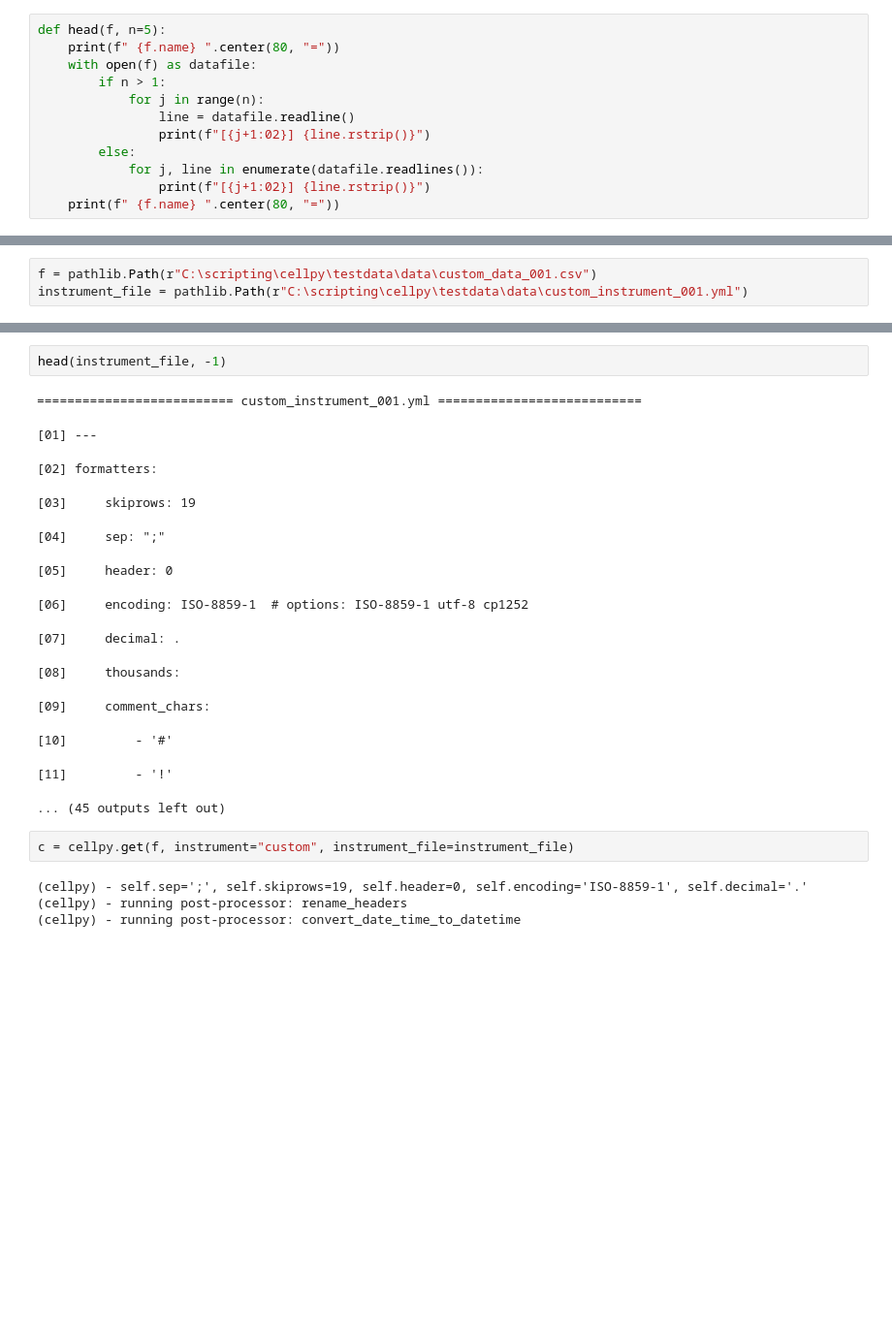
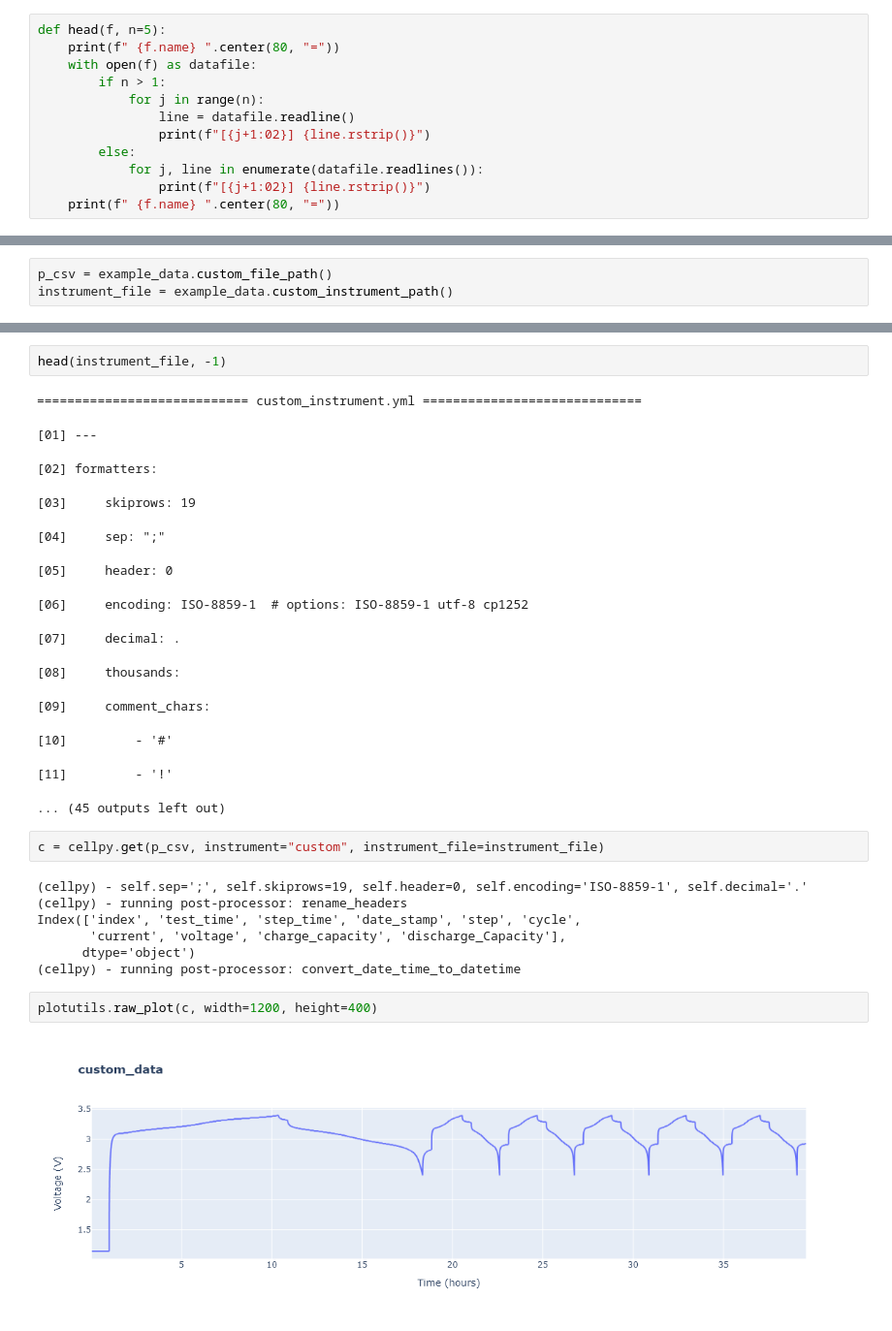
Before and after one commit to jepegit/cellpy, a Jupyter notebook: examples/07_custom_loaders.ipynb, the cells around one changed output, grey strips where cells are left out. Shown at 97% size. Drawn from its saved outputs; the diff is of its cells as text; blank space fills up the shorter version.

```diff
--- a/examples/07_custom_loaders.ipynb
+++ b/examples/07_custom_loaders.ipynb
@@ -40,4 +40,4 @@ def head(f, n=5):
 # %%
-f = pathlib.Path(r"C:\scripting\cellpy\testdata\data\custom_data_001.csv")
-instrument_file = pathlib.Path(r"C:\scripting\cellpy\testdata\data\custom_instrument_001.yml")
+p_csv = example_data.custom_file_path()
+instrument_file = example_data.custom_instrument_path()
 # %%
@@ -59,7 +59,7 @@ head(f, 30)
 # %%
 head(instrument_file, -1)
 # %% [output]
-========================== custom_instrument_001.yml ===========================
+============================ custom_instrument.yml =============================
 [01] ---
 [02] formatters:
 [03]     skiprows: 19
@@ -73,11 +73,18 @@ head(instrument_file, -1)
 [11]         - '!'
 ... (45 outputs left out)
 # %%
-c = cellpy.get(f, instrument="custom", instrument_file=instrument_file)
+c = cellpy.get(p_csv, instrument="custom", instrument_file=instrument_file)
 # %% [output]
 (cellpy) - self.sep=';', self.skiprows=19, self.header=0, self.encoding='ISO-8859-1', self.decimal='.'
 (cellpy) - running post-processor: rename_headers
+Index(['index', 'test_time', 'step_time', 'date_stamp', 'step', 'cycle',
+       'current', 'voltage', 'charge_capacity', 'discharge_Capacity'],
+      dtype='object')
 (cellpy) - running post-processor: convert_date_time_to_datetime
+# %%
+plotutils.raw_plot(c, width=1200, height=400)
+# %% [output]
+[figure, added]
 # %% [markdown]
 ## Using the "local_instrument" loader
 
```
Also changed, not shown: parts of 12 cells of this notebook, 8 other files.
